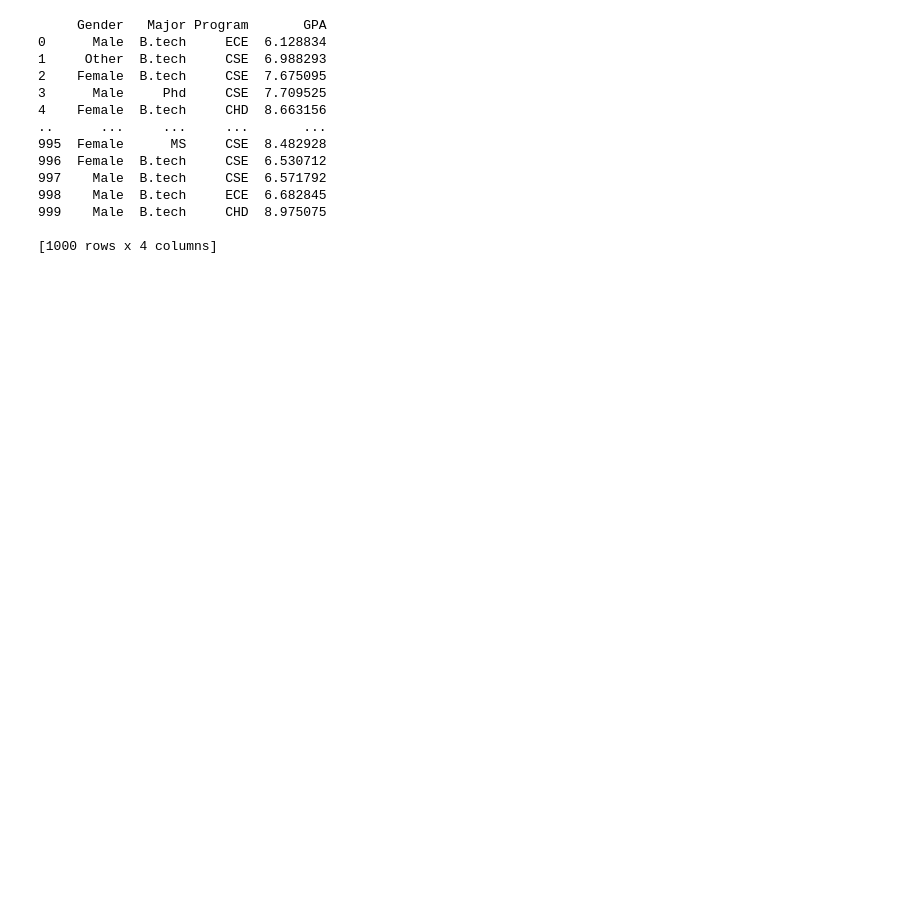
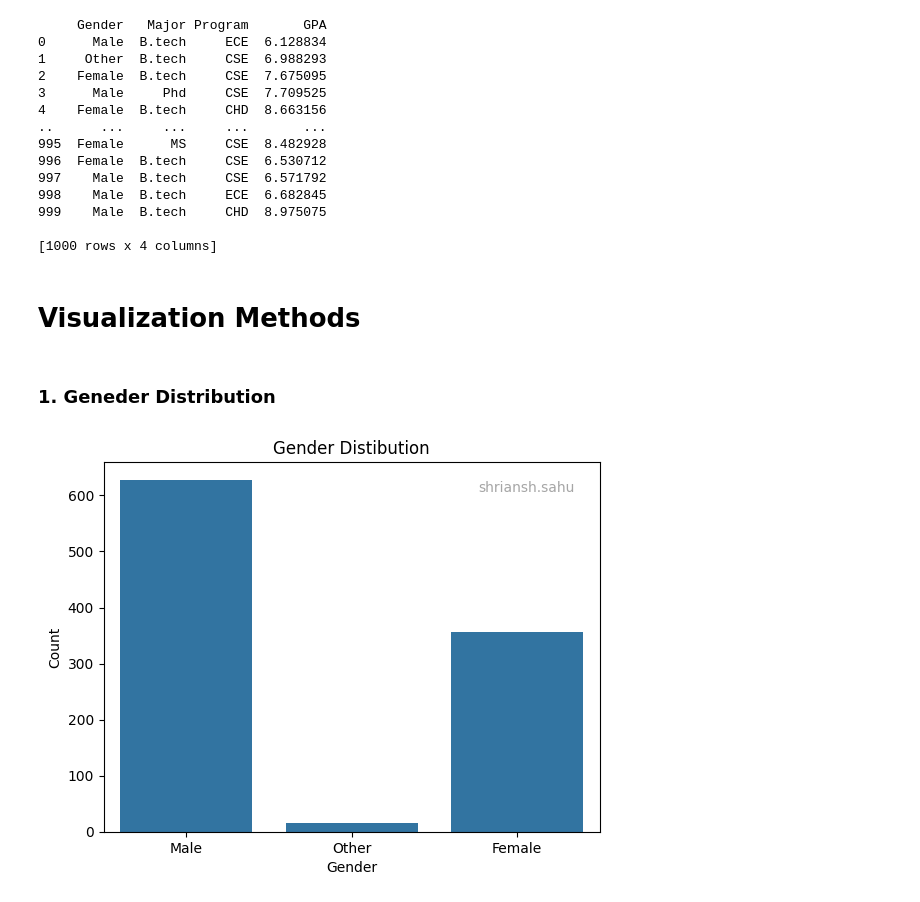
Before and after one commit to Shriansh8584/student-dataset-assignment, a Jupyter notebook: JupyterNotebook.ipynb, the cells around one changed output. Cells and saved outputs as stored; diff of their text form; code cells hidden in the pictures; blank space fills up the shorter version.

Commit message:
Add Visual Representation of All Methods

```diff
--- a/JupyterNotebook.ipynb
+++ b/JupyterNotebook.ipynb
@@ -115,3 +212,12 @@ print(dataset.get_full_dataframe())
 999    Male  B.tech     CHD  8.975075
 
 [1000 rows x 4 columns]
+# %% [markdown]
+# Visualization Methods
+# %% [markdown]
+### 1. Geneder Distribution
+# %%
+dataset = StudentDataset(1000,"shriansh.sahu")
+dataset.plot_gender_distribution()
+# %% [output]
+[figure, added]
```
Also changed, not shown: parts of 20 cells of this notebook.
